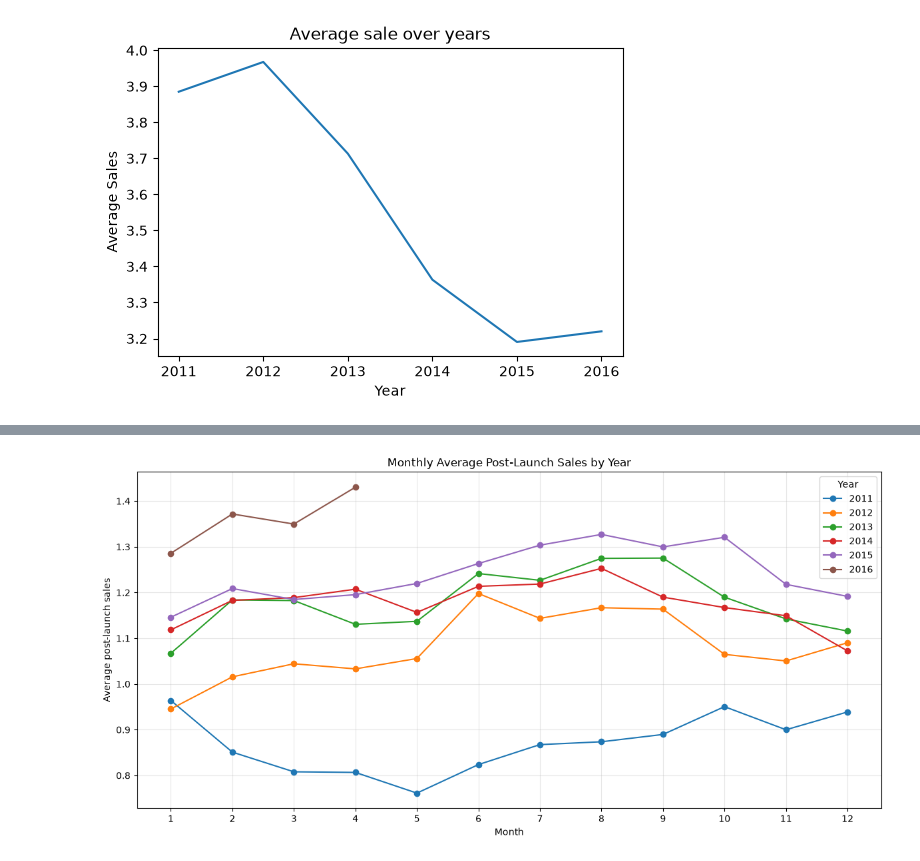
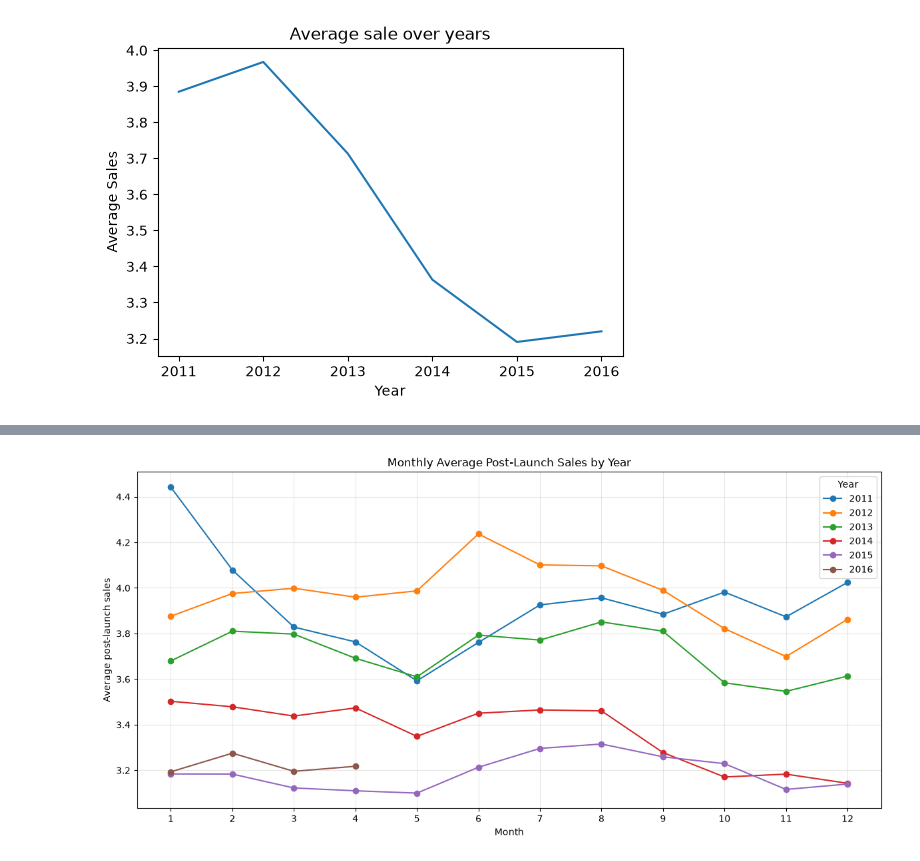
Before and after one commit to surekhag28/m5-demand-forecasting, a Jupyter notebook: notebooks/analysis.ipynb, the cells around one changed output, grey strips where cells are left out. Saved outputs shown, nothing was run; the diff lists cells and outputs as text; code cells hidden in the pictures.

```diff
--- a/notebooks/analysis.ipynb
+++ b/notebooks/analysis.ipynb
@@ -462,7 +417,8 @@ query = f"""
         select s.year,s.month,
             round(count(*) filter(where s.sales=0 and s.date>=l.launch_date)/count(*) filter(s.date>=l.launch_date)*100.0,2) as zero_sales_pct,
             round(count(*) filter(where s.sales>0 and s.date>=l.launch_date)/count(*) filter(s.date>=l.launch_date)*100,2) as postive_sales_pct,
-            avg(sales) filter(where s.sales>0 and s.date>l.launch_date) as total_sales
+            avg(sales) filter(where s.date>l.launch_date) as total_sales,
+            avg(sales) filter(where s.date>=l.launch_date and s.sales>0) as avg_sales_positive_days
         from read_parquet('{SALES_PATH}') as s
         join launch as l
         on s.item_id=l.item_id
@@ -491,24 +480,24 @@ result[result["year"]==2014]
 # %%
 import matplotlib.pyplot as plt
 
 plt.figure(figsize=(12, 6))
 
 for year, group in result.groupby("year"):
     plt.plot(
         group["month"],
-        group["total_sales"],
+        group["avg_sales_positive_days"],
         marker="o",
         label=str(year)
     )
 
 plt.xlabel("Month")
 plt.ylabel("Average post-launch sales")
 plt.title("Monthly Average Post-Launch Sales by Year")
 plt.xticks(range(1, 13))
 plt.legend(title="Year")
 plt.grid(alpha=0.3)
 
 plt.tight_layout()
 plt.show()
 # %% [output]
-[figure, old version]
+[figure, new version]
```
Also changed, not shown: parts of 20 cells of this notebook, 1 other file.
